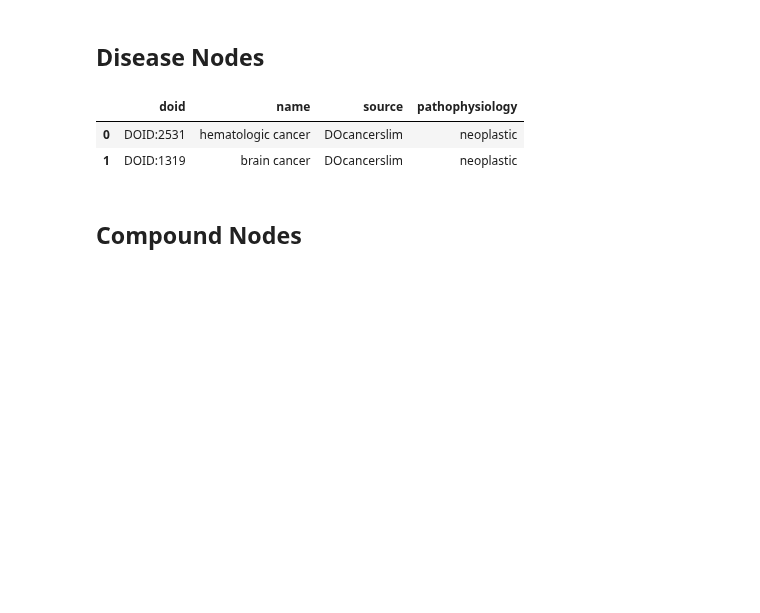
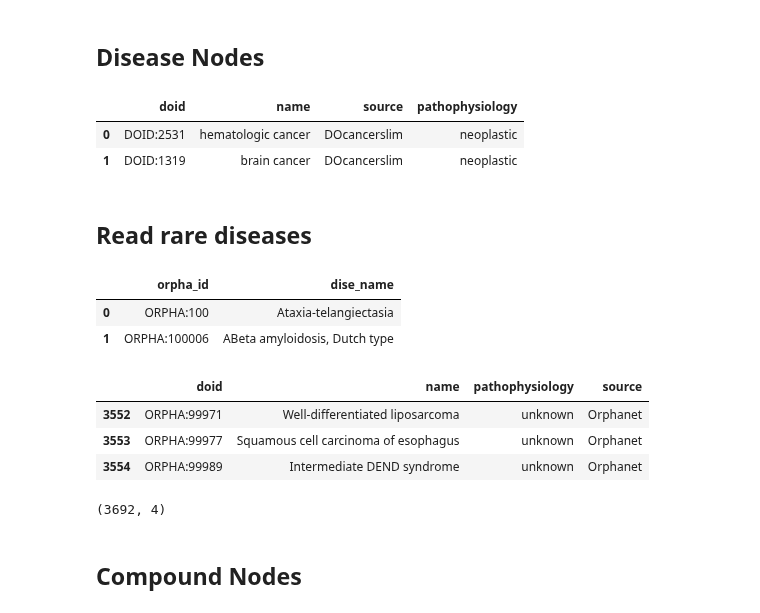
Before and after one commit to veleritas/integrate, a Jupyter notebook: integrate.ipynb, the cells around one changed output. Saved outputs shown, nothing was run; the diff lists cells and outputs as text; code cells hidden in the pictures; blank space fills up the shorter version.

```diff
--- a/integrate.ipynb
+++ b/integrate.ipynb
@@ -112,3 +112,13 @@ disease_df.head(2)
 |  | doid | name | source | pathophysiology |
 | 0 | DOID:2531 | hematologic cancer | DOcancerslim | neoplastic |
 | 1 | DOID:1319 | brain cancer | DOcancerslim | neoplastic |
+# %% [markdown]
+## Read rare diseases
+# %%
+rare_dises = pandas.read_csv("data/rare_diseases.tsv", sep='\t')
+# %%
+rare_dises.head(2)
+# %% [output]
+|  | orpha_id | dise_name |
+| 0 | ORPHA:100 | Ataxia-telangiectasia |
+| 1 | ORPHA:100006 | ABeta amyloidosis, Dutch type |
@@ -115,3 +134,14 @@ disease_df.head(2)
+# %%
+disease_df.tail(3)
+# %% [output]
+|  | doid | name | pathophysiology | source |
+| 3552 | ORPHA:99971 | Well-differentiated liposarcoma | unknown | Orphanet |
+| 3553 | ORPHA:99977 | Squamous cell carcinoma of esophagus | unknown | Orphanet |
+| 3554 | ORPHA:99989 | Intermediate DEND syndrome | unknown | Orphanet |
+# %%
+disease_df.shape
+# %% [output]
+(3692, 4)
 # %%
 for i, row in disease_df.iterrows():
     data = {
```
Also changed, not shown: parts of 21 cells of this notebook, 1 other file.
